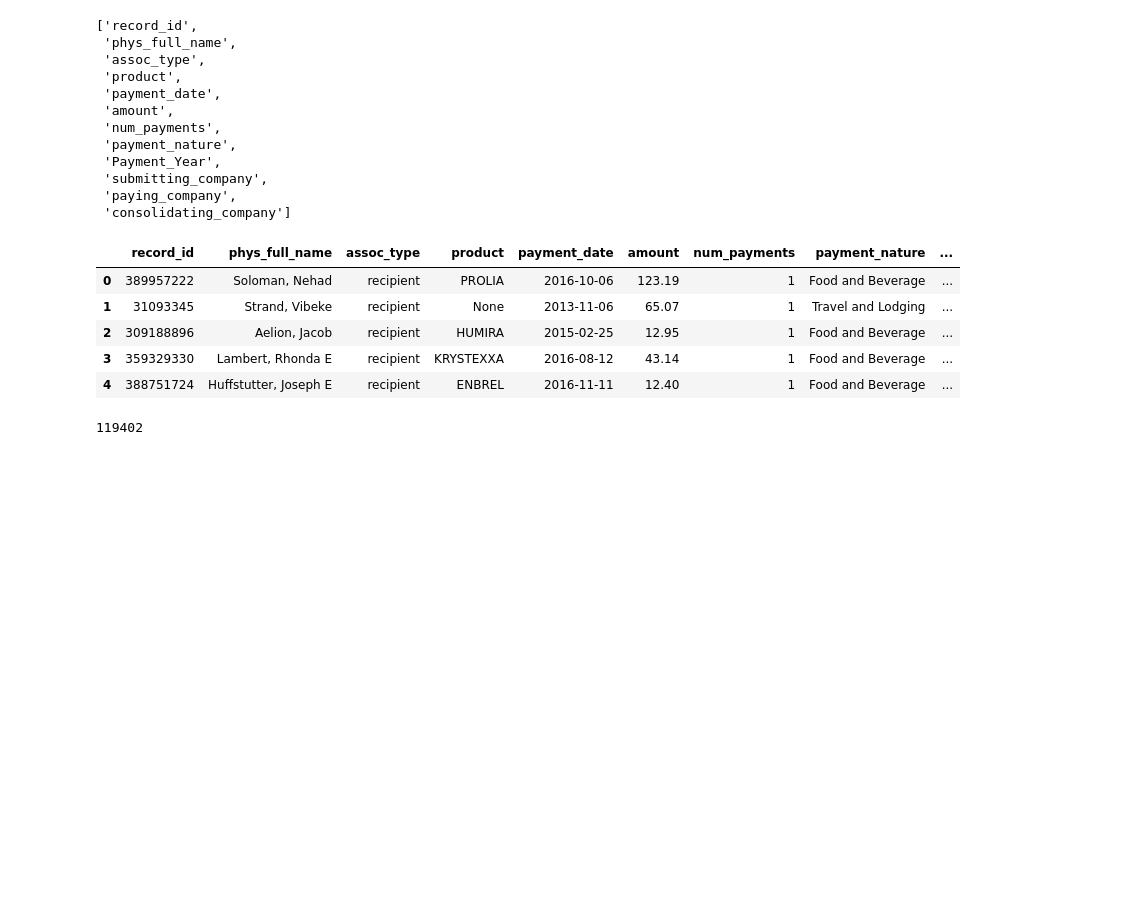
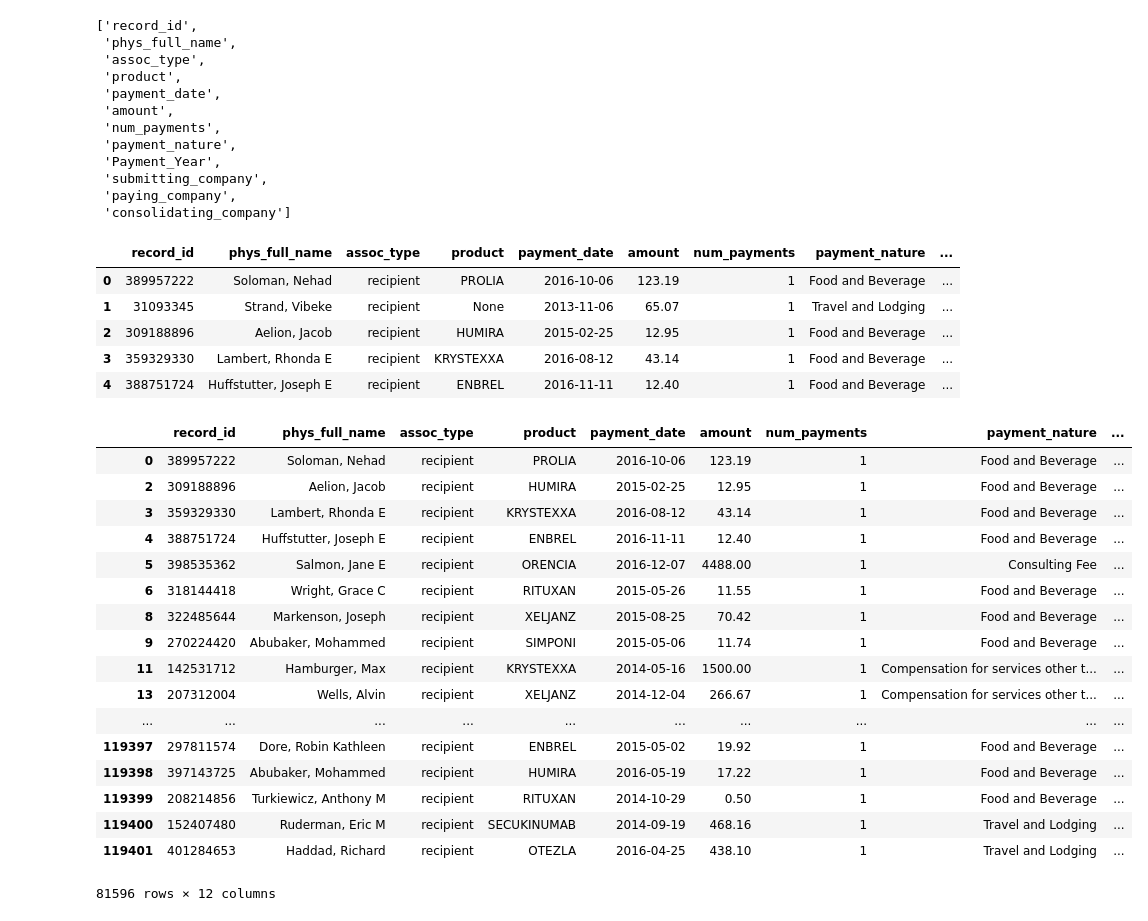
Before and after one commit to WEITEM-PFE/KOL-Anomaly-Detection, a Jupyter notebook: xoxoRoyFlesichman_Teradata.ipynb, the cells around one changed output. Drawn from its saved outputs; the diff is of its cells as text; code cells hidden in the pictures; blank space fills up the shorter version.

```diff
--- a/xoxoRoyFlesichman_Teradata.ipynb
+++ b/xoxoRoyFlesichman_Teradata.ipynb
@@ -58,9 +55,34 @@ df.head()
 | 2 | 309188896 | Aelion, Jacob | recipient | HUMIRA | 2015-02-25 | 12.95 | 1 | Food and Beverage | ... |
 | 3 | 359329330 | Lambert, Rhonda E | recipient | KRYSTEXXA | 2016-08-12 | 43.14 | 1 | Food and Beverage | ... |
 | 4 | 388751724 | Huffstutter, Joseph E | recipient | ENBREL | 2016-11-11 | 12.40 | 1 | Food and Beverage | ... |
-# %%
-from sklearn import ensemble
-
-ensemble.IsolationForest
-# %% [output]
-119402
+# %%
+# # clean dataframe
+df.dropna()
+# df = df.drop(['submitting_company', 'paying_company'], axis=1)
+
+# for colname in ['phys_full_name','assoc_type','payment_date','product','payment_nature','consolidating_company']:
+#     dkeys = df[colname].unique()
+#     dvalues = list(range(len(df[colname].unique())))
+#     dmapping = dict(zip(dkeys, dvalues))
+#     df = df.replace({colname: dmapping})
+
+# df.head()
+# %% [output]
+|  | record_id | phys_full_name | assoc_type | product | payment_date | amount | num_payments | payment_nature | ... |
+| 0 | 389957222 | Soloman, Nehad | recipient | PROLIA | 2016-10-06 | 123.19 | 1 | Food and Beverage | ... |
+| 2 | 309188896 | Aelion, Jacob | recipient | HUMIRA | 2015-02-25 | 12.95 | 1 | Food and Beverage | ... |
+| 3 | 359329330 | Lambert, Rhonda E | recipient | KRYSTEXXA | 2016-08-12 | 43.14 | 1 | Food and Beverage | ... |
+| 4 | 388751724 | Huffstutter, Joseph E | recipient | ENBREL | 2016-11-11 | 12.40 | 1 | Food and Beverage | ... |
+| 5 | 398535362 | Salmon, Jane E | recipient | ORENCIA | 2016-12-07 | 4488.00 | 1 | Consulting Fee | ... |
+| 6 | 318144418 | Wright, Grace C | recipient | RITUXAN | 2015-05-26 | 11.55 | 1 | Food and Beverage | ... |
+| 8 | 322485644 | Markenson, Joseph | recipient | XELJANZ | 2015-08-25 | 70.42 | 1 | Food and Beverage | ... |
+| 9 | 270224420 | Abubaker, Mohammed | recipient | SIMPONI | 2015-05-06 | 11.74 | 1 | Food and Beverage | ... |
+| 11 | 142531712 | Hamburger, Max | recipient | KRYSTEXXA | 2014-05-16 | 1500.00 | 1 | Compensation for services other t... | ... |
+| 13 | 207312004 | Wells, Alvin | recipient | XELJANZ | 2014-12-04 | 266.67 | 1 | Compensation for services other t... | ... |
+| ... | ... | ... | ... | ... | ... | ... | ... | ... | ... |
+| 119397 | 297811574 | Dore, Robin Kathleen | recipient | ENBREL | 2015-05-02 | 19.92 | 1 | Food and Beverage | ... |
+| 119398 | 397143725 | Abubaker, Mohammed | recipient | HUMIRA | 2016-05-19 | 17.22 | 1 | Food and Beverage | ... |
+| 119399 | 208214856 | Turkiewicz, Anthony M | recipient | RITUXAN | 2014-10-29 | 0.50 | 1 | Food and Beverage | ... |
+| 119400 | 152407480 | Ruderman, Eric M | recipient | SECUKINUMAB | 2014-09-19 | 468.16 | 1 | Travel and Lodging | ... |
+| 119401 | 401284653 | Haddad, Richard | recipient | OTEZLA | 2016-04-25 | 438.10 | 1 | Travel and Lodging | ... |
+81596 rows × 12 columns
```
Also changed, not shown: parts of 4 cells of this notebook, 1 other file.
